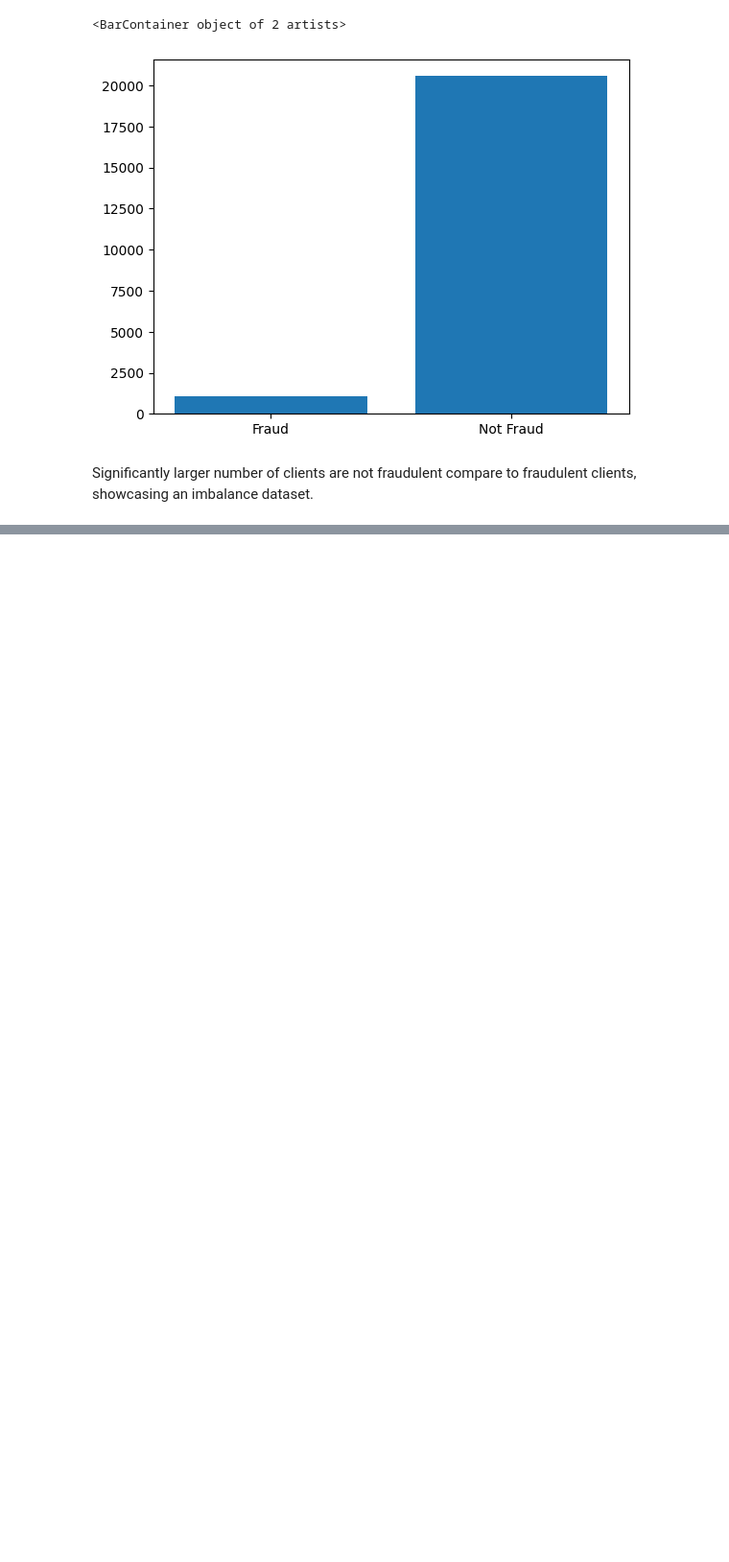
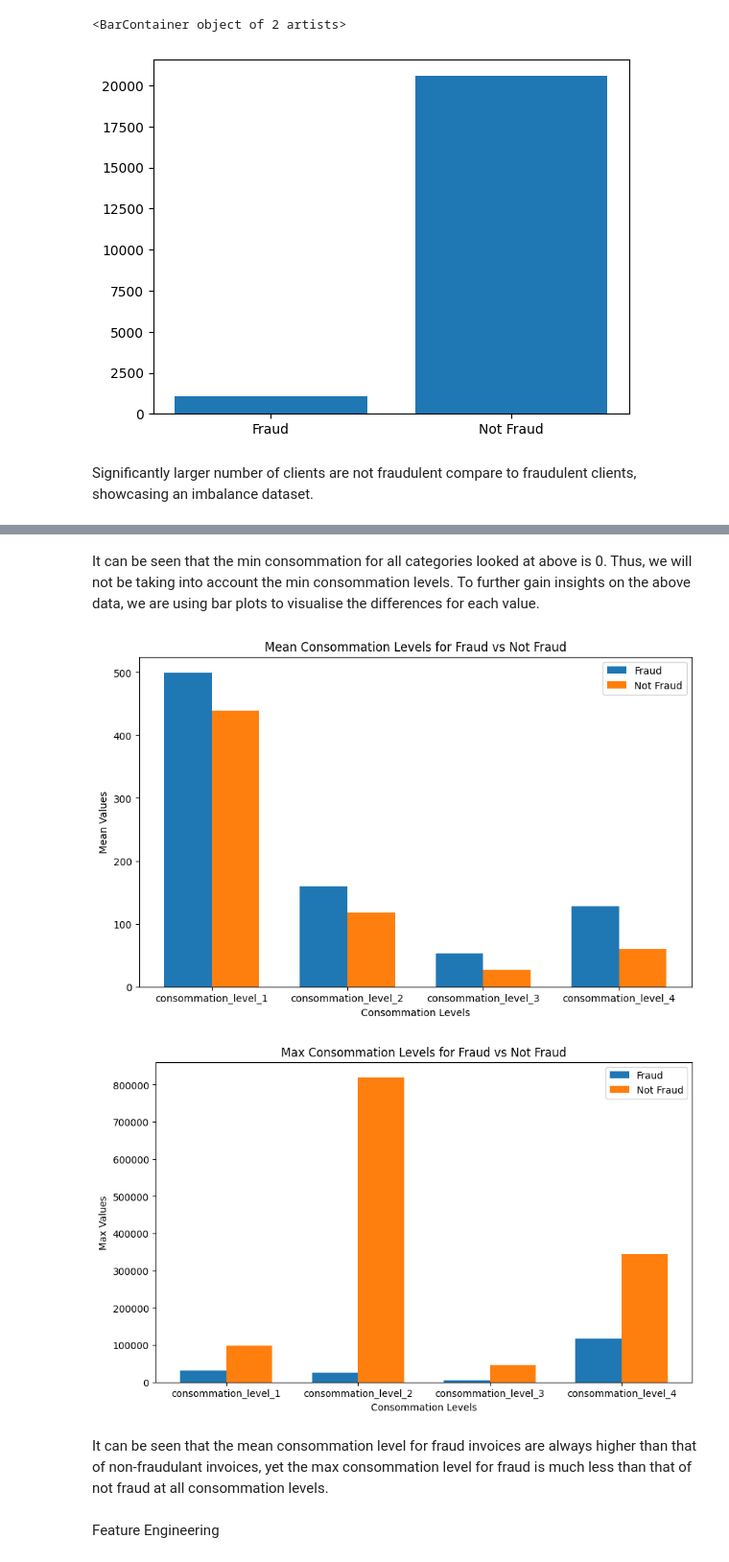
Before and after one commit to xavierach/IT1244-Project, a Jupyter notebook: code.ipynb, the cells around one changed output, grey strips where cells are left out. Shown: that part at 96% size. Saved outputs shown, nothing was run; the diff lists cells and outputs as text; code cells hidden in the pictures; blank space fills up the shorter version.

```diff
--- a/code.ipynb
+++ b/code.ipynb
@@ -158,0 +259,38 @@ Significantly larger number of clients are not fraudulent compare to fraudulent
+# %% [markdown]
+It can be seen that the min consommation for all categories looked at above is 0. Thus, we will not be taking into account the min consommation levels. To further gain insights on the above data, we are using bar plots to visualise the differences for each value.
+# %%
+def plot_consommation_graphs(fraud_data, not_fraud_data, title):
+    # Set up the plot
+    fig, ax = plt.subplots(figsize=(10, 6))
+
+    # Get a range for the x-axis labels
+    index = np.arange(len(consumption_cols))
+
+    # Define the bar width
+    bar_width = 0.35
+
+    # Plot the fraud and not fraud means side by side
+    bar1 = ax.bar(index, fraud_data, bar_width, label='Fraud')
+    bar2 = ax.bar(index + bar_width, not_fraud_data, bar_width, label='Not Fraud')
+
+    # Adding labels, title, and x-axis ticks
+    ax.set_xlabel('Consommation Levels')
+    ax.set_ylabel(f'{title} Values')
+    ax.set_title(f'{title} Consommation Levels for Fraud vs Not Fraud')
+    ax.set_xticks(index + bar_width / 2)
+    ax.set_xticklabels(consumption_cols)
+    ax.legend()
+
+    # Displaying plot
+    plt.show()
+
+# Viewing graphs for mean and max consommation level
+plot_consommation_graphs(mean_values_f, mean_values_n, 'Mean')
+plot_consommation_graphs(max_values_f, max_values_n, 'Max')
+# %% [output]
+[figure, added]
+[figure, added]
+# %% [markdown]
+It can be seen that the mean consommation level for fraud invoices are always higher than that of non-fraudulant invoices, yet the max consommation level for fraud is much less than that of not fraud at all consommation levels.
+# %% [markdown]
+Feature Engineering
```
Also changed, not shown: parts of 18 cells of this notebook, 1 other file.
